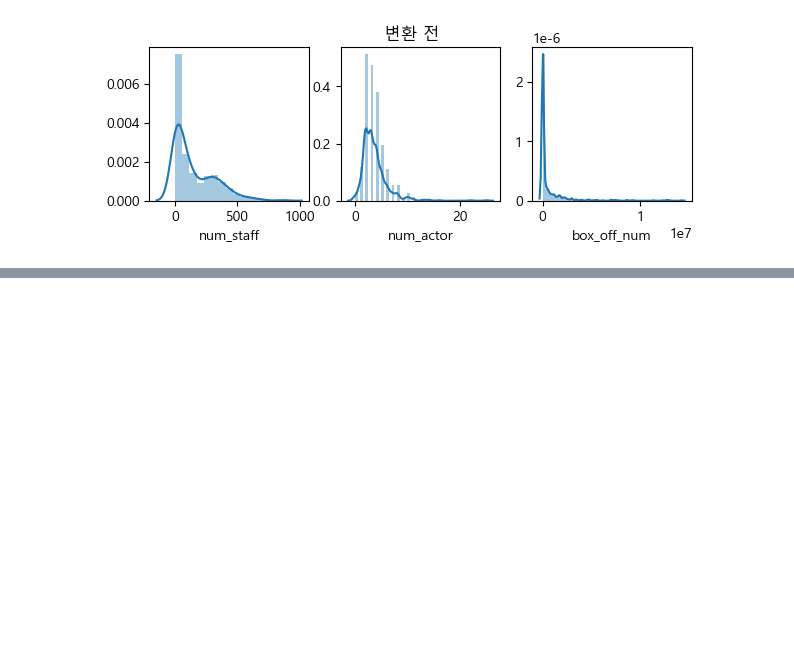
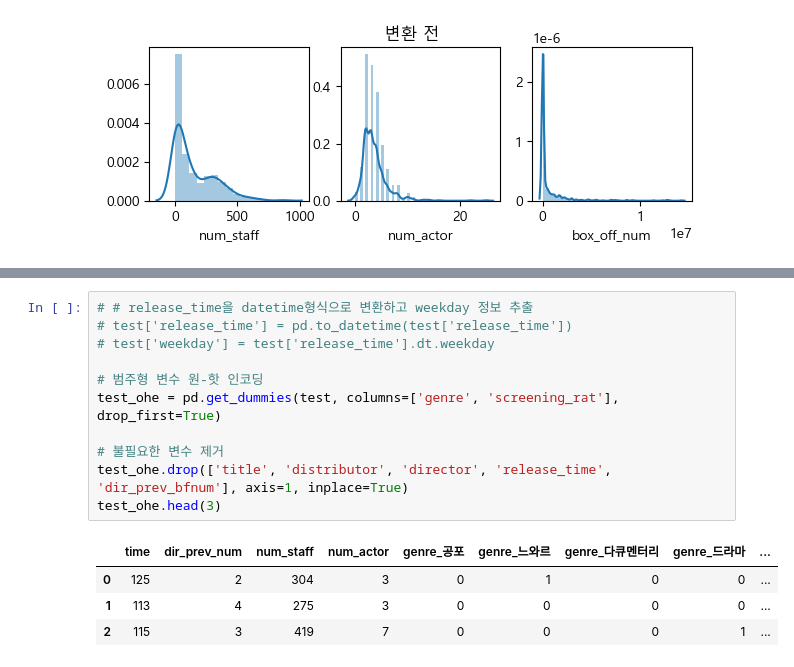
Before and after one commit to Park-Young-Bin/ADP_code, a Jupyter notebook: Dacon_영화 관객수 예측.ipynb, the cells around one changed output, grey strips where cells are left out. Cells and saved outputs as stored; diff of their text form; blank space fills up the shorter version.

```diff
--- a/Dacon_영화 관객수 예측.ipynb
+++ b/Dacon_영화 관객수 예측.ipynb
@@ -476,0 +616,16 @@ array([[-0.90699057,  0.13713767, -0.8964045 , ..., -0.69577219,
+# %%
+# # release_time을 datetime형식으로 변환하고 weekday 정보 추출
+# test['release_time'] = pd.to_datetime(test['release_time'])
+# test['weekday'] = test['release_time'].dt.weekday
+
+# 범주형 변수 원-핫 인코딩
+test_ohe = pd.get_dummies(test, columns=['genre', 'screening_rat'], drop_first=True)
+
+# 불필요한 변수 제거
+test_ohe.drop(['title', 'distributor', 'director', 'release_time', 'dir_prev_bfnum'], axis=1, inplace=True)
+test_ohe.head(3)
+# %% [output]
+|  | time | dir_prev_num | num_staff | num_actor | genre_공포 | genre_느와르 | genre_다큐멘터리 | genre_드라마 | ... |
+| 0 | 125 | 2 | 304 | 3 | 0 | 1 | 0 | 0 | ... |
+| 1 | 113 | 4 | 275 | 3 | 0 | 0 | 0 | 0 | ... |
+| 2 | 115 | 3 | 419 | 7 | 0 | 0 | 0 | 1 | ... |
```
Also changed, not shown: parts of 27 cells of this notebook.
